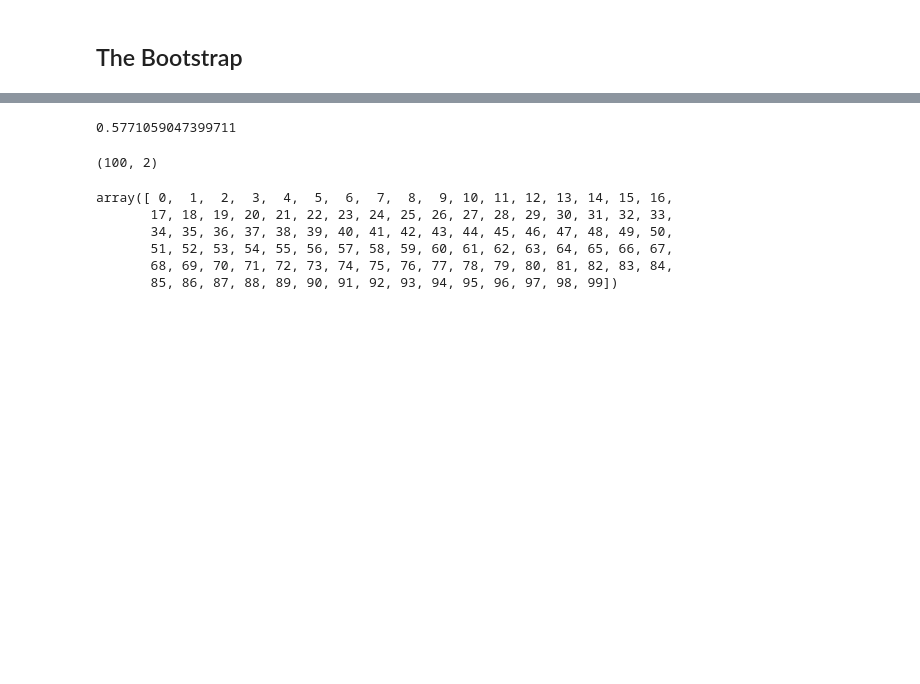
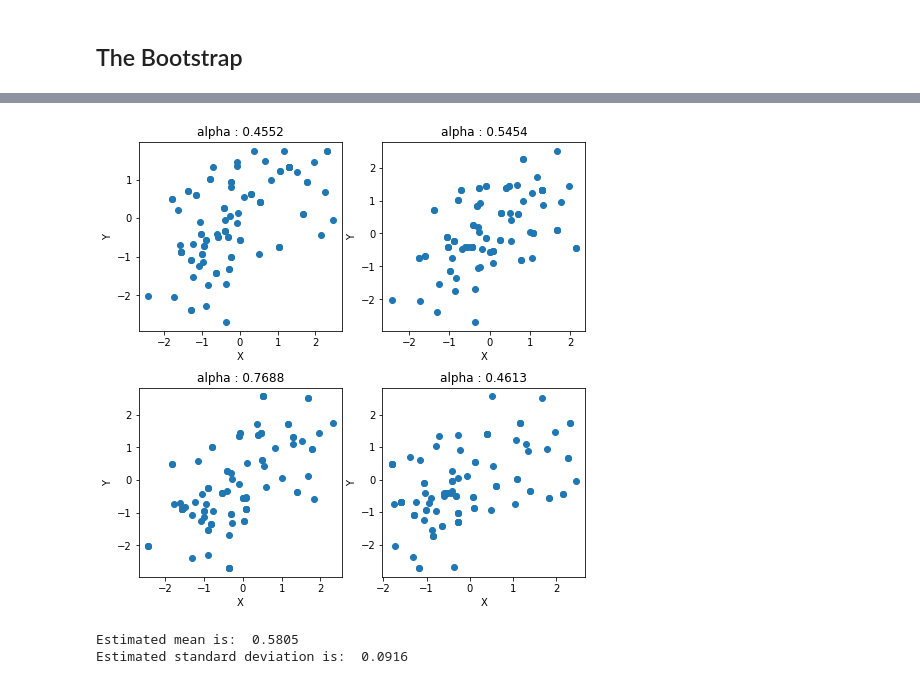
Before and after one commit to steven1174/Introduction-Statistical-Learning, a Jupyter notebook: Notebooks/Resampling Methods.ipynb, the cells around one changed output, grey strips where cells are left out. Drawn from its saved outputs; the diff is of its cells as text; code cells hidden in the pictures; blank space fills up the shorter version.

```diff
--- a/Notebooks/Resampling Methods.ipynb
+++ b/Notebooks/Resampling Methods.ipynb
@@ -262,22 +262,30 @@ def alpha(data,index):
 
     return (np.var(y) - np.cov(x,y)[0][1]) / (np.var(x) + np.var(y) - 2*(np.cov(x,y)[0][1]))
 # %%
-def get_indices(data,num_samples):
+def get_indices(data,num_samples,):
     return  np.random.choice(data.index, num_samples, replace=True)
-# %%
-alpha(portfolio,np.arange(1,100))
-# %% [output]
-0.5771059047399711
-# %%
-portfolio.shape
-# %% [output]
-(100, 2)
-# %%
-np.arange(0,100)
-# %% [output]
-array([ 0,  1,  2,  3,  4,  5,  6,  7,  8,  9, 10, 11, 12, 13, 14, 15, 16,
-       17, 18, 19, 20, 21, 22, 23, 24, 25, 26, 27, 28, 29, 30, 31, 32, 33,
-       34, 35, 36, 37, 38, 39, 40, 41, 42, 43, 44, 45, 46, 47, 48, 49, 50,
-       51, 52, 53, 54, 55, 56, 57, 58, 59, 60, 61, 62, 63, 64, 65, 66, 67,
-       68, 69, 70, 71, 72, 73, 74, 75, 76, 77, 78, 79, 80, 81, 82, 83, 84,
-       85, 86, 87, 88, 89, 90, 91, 92, 93, 94, 95, 96, 97, 98, 99])
+# %%
+fig, ax = plt.subplots(2,2, figsize=(8,8))
+fig.subplots_adjust(hspace=0.3)
+
+samples = dict()
+
+np.random.seed(42)
+for i in range(0,4):
+    index = get_indices(portfolio,100)
+    samples[i] = index
+
+counter = -1
+
+for i in range(0,2):
+    for j in range(0,2):
+        counter += 1
+        ax[i,j].plot(portfolio.loc[samples[counter],'X'].values, portfolio.loc[samples[counter],'Y'].values, 'o')
+        ax[i,j].set_title('alpha : %0.4f' % alpha(portfolio,samples[counter]))
+
+for ax in fig.axes:
+    ax.set_ylabel('Y')
+    ax.set_xlabel('X')
+    ax.set_xticks(np.linspace(-2,2,5))
+# %% [output]
+[figure, added]
@@ -283,0 +307,6 @@ array([ 0,  1,  2,  3,  4,  5,  6,  7,  8,  9, 10, 11, 12, 13, 14, 15, 16,
+# %%
+print(f"Estimated mean is: {samples_mean : .4f}")
+print(f"Estimated standard deviation is: {samples_std : .4f}")
+# %% [output]
+Estimated mean is:  0.5805
+Estimated standard deviation is:  0.0916
```
Also changed, not shown: parts of 7 cells of this notebook.
